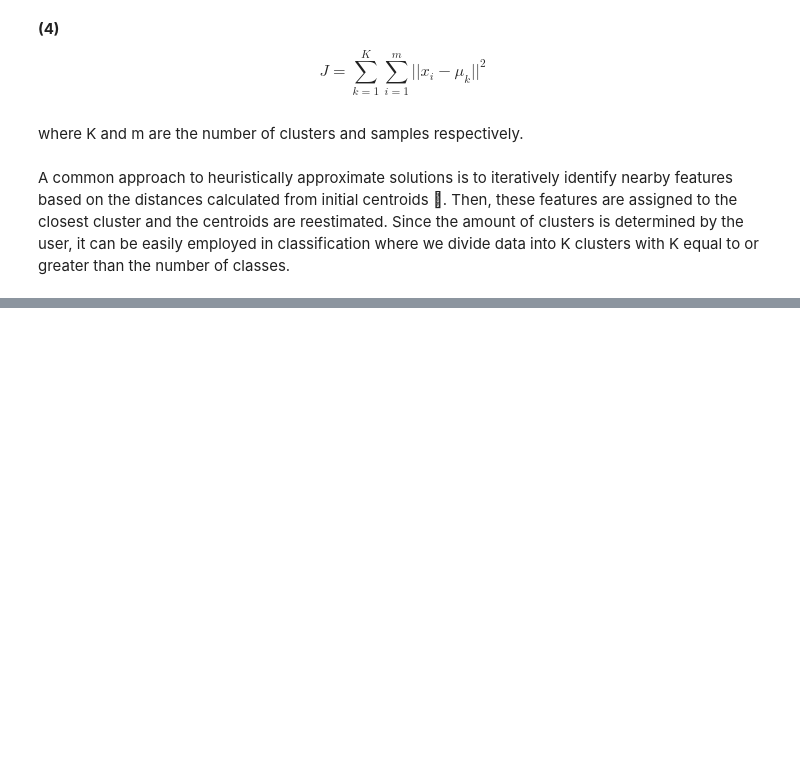
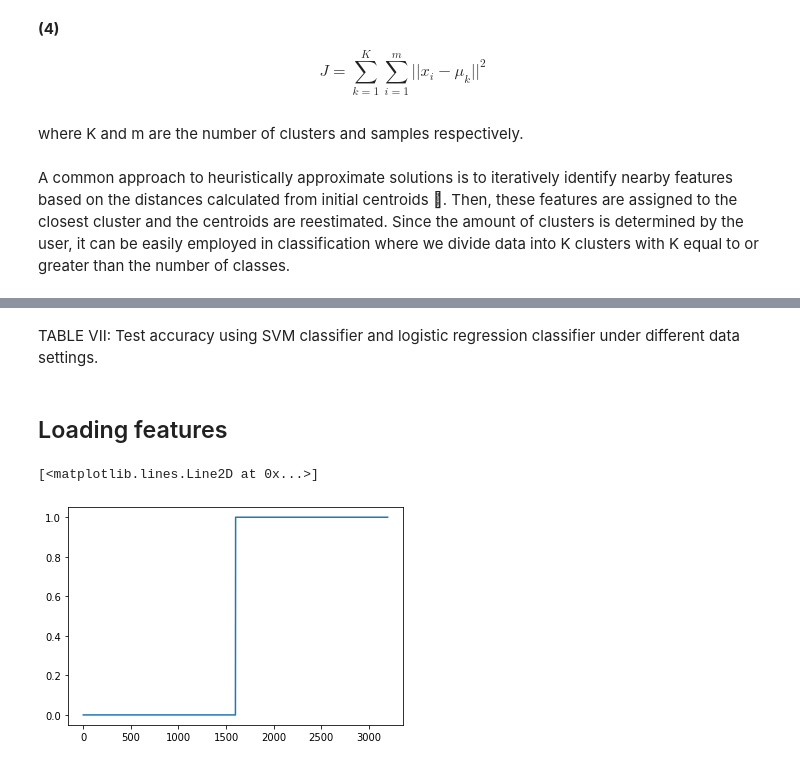
Before and after one commit to dimitarmileski/Unmasking-DeepFakes-with-simple-Features-Reproducing-paper, a Jupyter notebook: Unmasking DeepFakes with simple Features.ipynb, the cells around one changed output, grey strips where cells are left out. Cells and saved outputs as stored; diff of their text form; code cells hidden in the pictures; blank space fills up the shorter version.

```diff
--- a/Unmasking DeepFakes with simple Features.ipynb
+++ b/Unmasking DeepFakes with simple Features.ipynb
@@ -388,0 +753,21 @@ the number of classes.
+# %% [markdown]
+TABLE VII: Test accuracy using SVM classifier and logistic
+regression classifier under different data settings.
+# %% [markdown]
+## Loading features
+# %%
+import numpy as np
+import matplotlib.pyplot as plt
+import pickle
+
+# load feature file
+pkl_file = open('train_3200.pkl', 'rb')
+data = pickle.load(pkl_file)
+pkl_file.close()
+X = data["data"]
+y = data["label"]
+# %%
+plt.plot(y)
+# %% [output]
+[<matplotlib.lines.Line2D at 0x...>]
+[figure, added]
```
Also changed, not shown: parts of 52 cells of this notebook, 4 other files.
